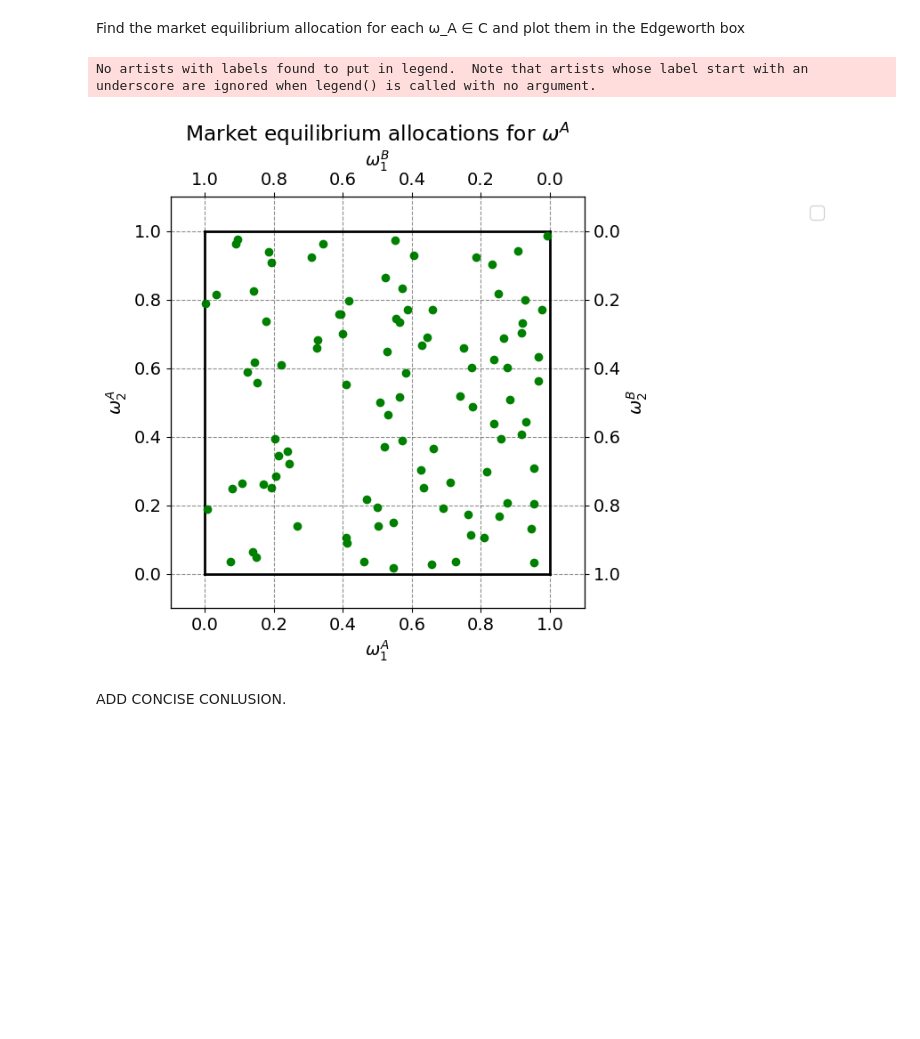
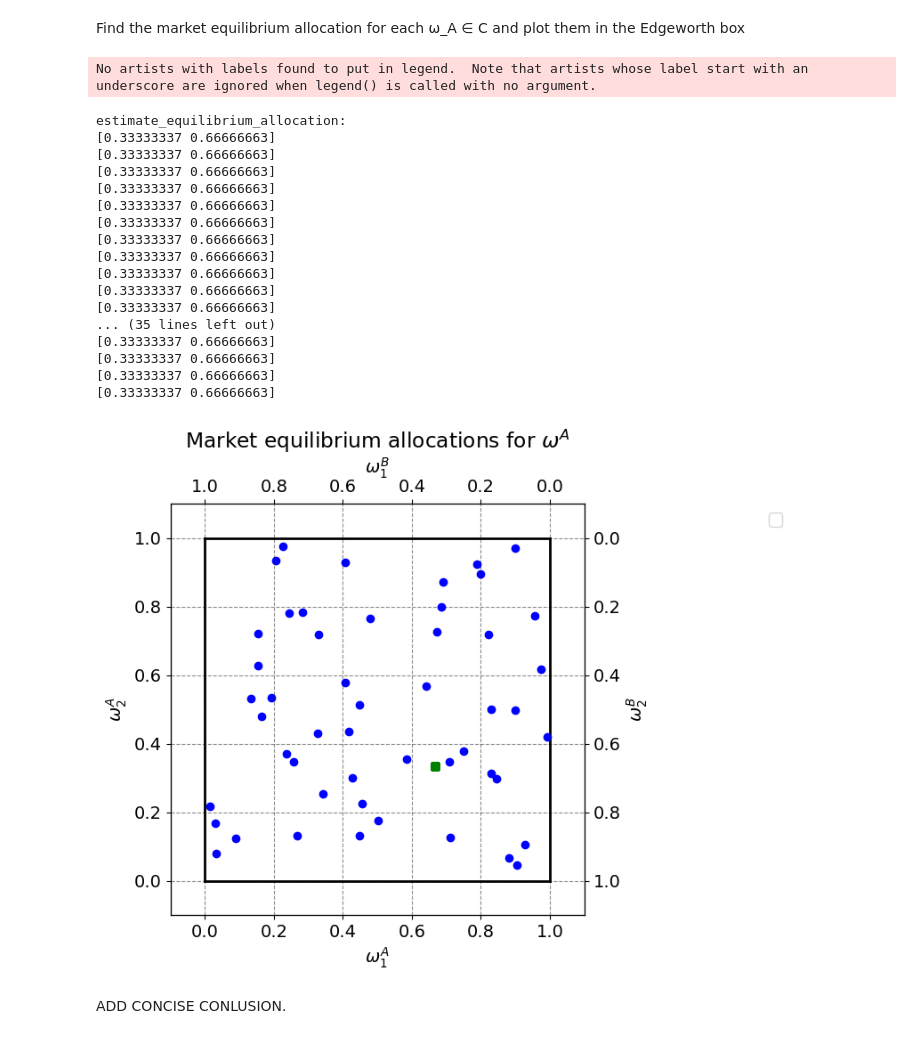
Before and after one commit to NumEconCopenhagen/projects-2024-petra-maritza-noah, a Jupyter notebook: inauguralproject/Maritza-trying.ipynb, the cells around one changed output. Cells and saved outputs as stored; diff of their text form; code cells hidden in the pictures; blank space fills up the shorter version.

```diff
--- a/inauguralproject/Maritza-trying.ipynb
+++ b/inauguralproject/Maritza-trying.ipynb
@@ -541,59 +541,103 @@ Set W:
 # %% [markdown]
 Find the market equilibrium allocation for each ω_A ∈ C and plot them in the Edgeworth box
 # %%
-### Working on it
-
 import matplotlib.pyplot as plt
 import numpy as np
 from scipy.optimize import minimize
 
-# Generating a random number
-W = np.random.uniform(0, 1, (100, 2))
+# Defining parameters
+w1bar = 1.0
+w2bar = 1.0
 
-# Defining a function to estimate equilibrium allocations
-def estimate_equilibrium(omegaA1, omegaA2):
-    return omegaA1, omegaA2
+estimate_equilibrium_allocation =[]
 
-# Using a list comprehension to estimate equilibrium allocations for each omega in W
-equilibrium_allocations = np.array([estimate_equilibrium(omega[0], omega[1]) for omega in W])
+# Defining a function to estimate equilibrium allocation and iterating over each omega A in W
+for omegaA in W:
+    # Extract omega1A and omega2A
+    omega1A, omega2A = omegaA
+
+    # Defining the utility functions
+    utility_A = lambda x1A, x2A: model.utility_A(x1A, x2A)
+    utility_B = lambda x1B, x2B: model.utility_B(x1B, x2B)
+
+    # Defining a function to maximize aggregate utility
+    def max_funct(x):
+        x1A, x2A = x
+        x1B = 1 - x1A
+        x2B = 1 - x2A
+        return -(utility_A(x1A, x2A) + utility_B(x1B, x2B))
+
+    initial_guess = [0.5, 0.5]
+    result = minimize(max_funct, initial_guess, bounds=[(0, 1), (0, 1)])
+    # Extracting the optimal allocation
+    optimal_allocation_A = result.x
+    # Storing the estimate equilibrium allocation for wA
+    estimate_equilibrium_allocation.append(optimal_allocation_A)
+
+# Converting equilibrium_allocations
+estimate_equilibrium_allocation = np.array(estimate_equilibrium_allocation)
+
+# Printing equilibrium_allocations for wA
+print("estimate_equilibrium_allocation:")
+for pair in estimate_equilibrium_allocation:
+    print(pair)
 
 # Plotting the Edgeworth box
-fig = plt.figure(frameon=False,figsize=(6,6), dpi=100)
+fig = plt.figure(frameon=True,figsize=(6,6), dpi=100)
 ax_A = fig.add_subplot(1, 1, 1)
 
 ax_A.set_xlabel("$\omega_1^A$")
 ax_A.set_ylabel("$\omega_2^A$")
 temp = ax_A.twinx()
 
 temp.set_ylabel("$\omega_2^B$")
 ax_B = temp.twiny()
 ax_B.set_xlabel("$\omega_1^B$")
 ax_B.invert_xaxis()
 ax_B.invert_yaxis()
 
-# Set limits in each axes
+# Setting limits in each axes
 ax_A.plot([0,w1bar],[0,0],lw=2,color='black')
 ax_A.plot([0,w1bar],[w2bar,w2bar],lw=2,color='black')
 ax_A.plot([0,0],[0,w2bar],lw=2,color='black')
 ax_A.plot([w1bar,w1bar],[0,w2bar],lw=2,color='black')
 
 ax_A.set_xlim([-0.1, w1bar + 0.1])
 ax_A.set_ylim([-0.1, w2bar + 0.1])
 ax_B.set_xlim([w1bar + 0.1, -0.1])
 ax_B.set_ylim([w2bar + 0.1, -0.1])
 
+# Adding a legend
+ax_A.legend(frameon=True, loc='upper right', bbox_to_anchor=(1.5,1.0));
+
 # Adding a title
 plt.title("Market equilibrium allocations for $\omega^{A}$")
 
-# Adding a legend
-ax_A.legend(frameon=True,loc='upper right',bbox_to_anchor=(1.6,1.0));
-
 # Displaying grid lines on the plot
 plt.grid(True)
-plt.scatter(equilibrium_allocations[:, 0], equilibrium_allocations[:, 1], color='green', label='Equilibrium allocations')
+plt.scatter(estimate_equilibrium_allocation[:, 0], estimate_equilibrium_allocation[:, 1], color='green', marker='s', label='Equilibrium allocations for $\omega^A$')
+plt.scatter(W[:, 0], W[:, 1], color='blue', marker='o', label='Set W')
+
 plt.show()
 # %% [output]
 No artists with labels found to put in legend.  Note that artists whose label start with an underscore are ignored when legend() is called with no argument.
+estimate_equilibrium_allocation:
+[0.33333337 0.66666663]
+[0.33333337 0.66666663]
+[0.33333337 0.66666663]
+[0.33333337 0.66666663]
+[0.33333337 0.66666663]
+[0.33333337 0.66666663]
+[0.33333337 0.66666663]
+[0.33333337 0.66666663]
+[0.33333337 0.66666663]
+[0.33333337 0.66666663]
+[0.33333337 0.66666663]
+... (35 lines left out)
+[0.33333337 0.66666663]
+[0.33333337 0.66666663]
+[0.33333337 0.66666663]
+[0.33333337 0.66666663]
-[figure, old version]
+[figure, new version]
 # %% [markdown]
 ADD CONCISE CONLUSION.
```
Also changed, not shown: parts of 1 cell of this notebook, 1 other file.
